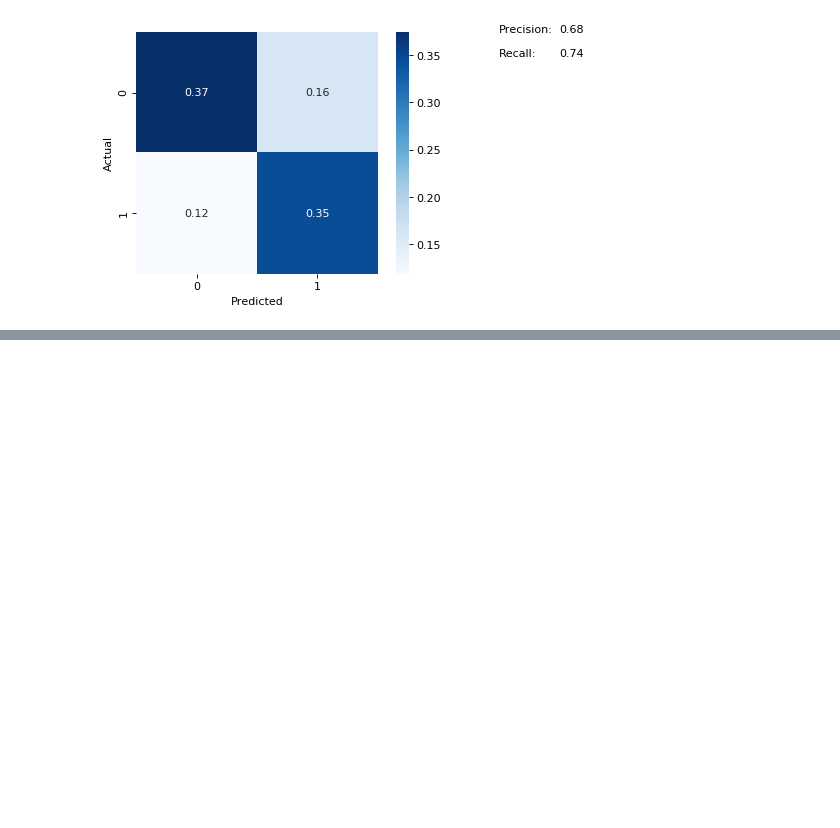
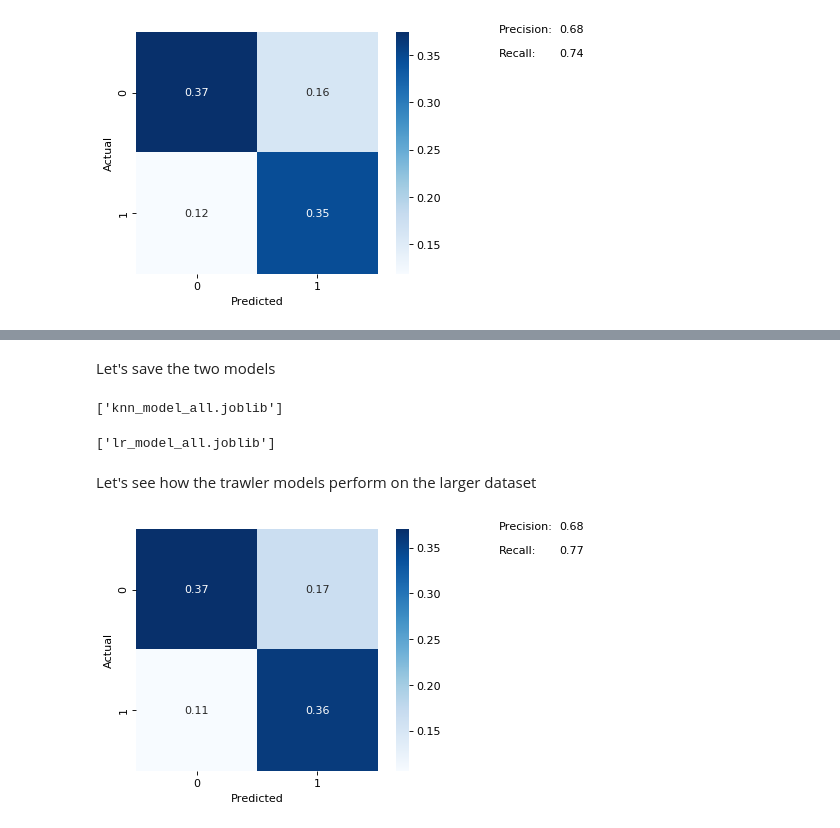
Before and after one commit to KunojiLym/metis_project_3, a Jupyter notebook: eda-fishing-all.ipynb, the cells around one changed output, grey strips where cells are left out. Saved outputs shown, nothing was run; the diff lists cells and outputs as text; code cells hidden in the pictures; blank space fills up the shorter version.

```diff
--- a/eda-fishing-all.ipynb
+++ b/eda-fishing-all.ipynb
@@ -204,0 +208,20 @@ KNN performs much better... but also has crap for performance
+# %% [markdown]
+Let's save the two models
+# %%
+dump(model_knn_gscv, "knn_model_all.joblib")
+# %% [output]
+['knn_model_all.joblib']
+# %%
+dump(model_logreg_cv, "lr_model_all.joblib")
+# %% [output]
+['lr_model_all.joblib']
+# %% [markdown]
+Let's see how the trawler models perform on the larger dataset
+# %%
+model_knn_trawler = load("knn_model_trawler.joblib")
+model_knn2_trawler = load("knn2_model_trawler.joblib")
+model_logreg_trawler = load("lr_model_trawler.joblib")
+# %%
+eda.make_confusion_matrix(model_logreg_trawler, test_X, test_y, threshold=0.28, show_metrics=True)
+# %% [output]
+[figure, added]
```
Also changed, not shown: parts of 11 cells of this notebook, 7 other files.
